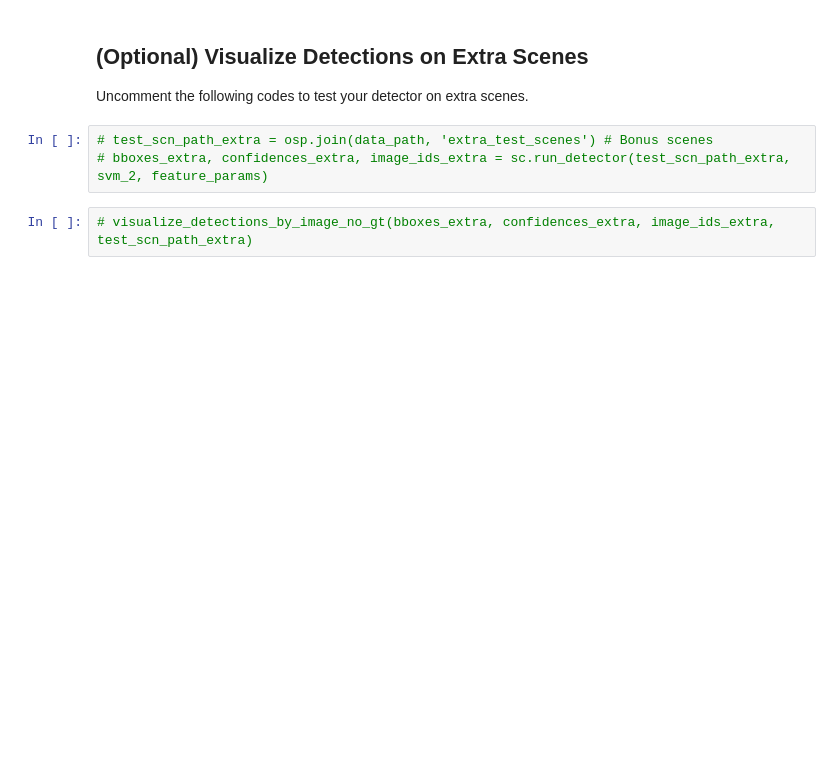
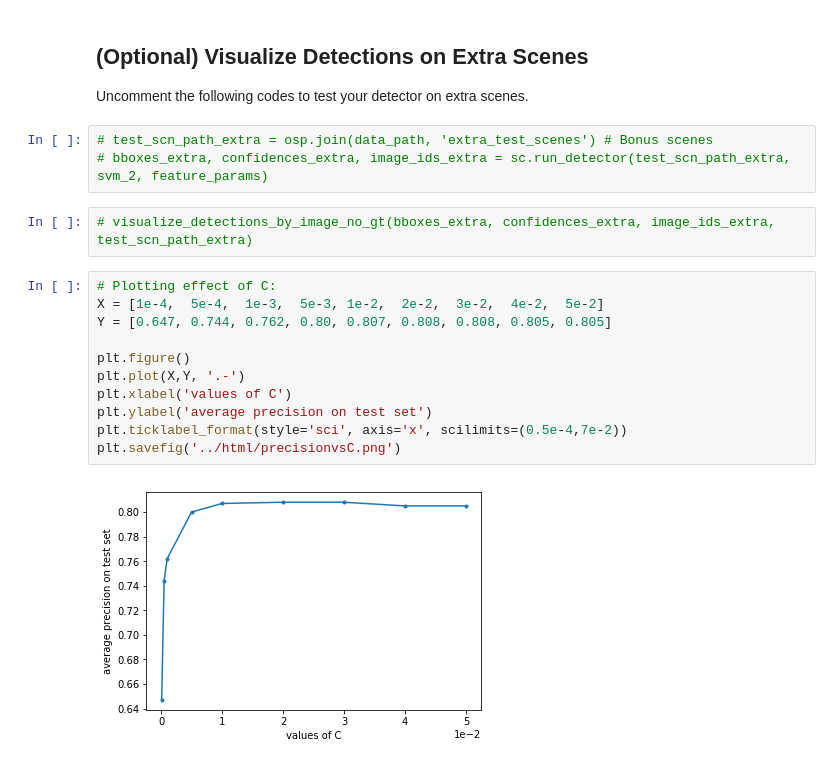
Before and after one commit to mpereira30/CS6476_code, a Jupyter notebook: 5_Face_Detection/code/proj5.ipynb, the cells around one changed output. Saved outputs shown, nothing was run; the diff lists cells and outputs as text; blank space fills up the shorter version.

```diff
--- a/5_Face_Detection/code/proj5.ipynb
+++ b/5_Face_Detection/code/proj5.ipynb
@@ -215,3 +213,16 @@ Uncomment the following codes to test your detector on extra scenes.
 # bboxes_extra, confidences_extra, image_ids_extra = sc.run_detector(test_scn_path_extra, svm_2, feature_params)
 # %%
 # visualize_detections_by_image_no_gt(bboxes_extra, confidences_extra, image_ids_extra, test_scn_path_extra)
+# %%
+# Plotting effect of C:
+X = [1e-4,  5e-4,  1e-3,  5e-3, 1e-2,  2e-2,  3e-2,  4e-2,  5e-2]
+Y = [0.647, 0.744, 0.762, 0.80, 0.807, 0.808, 0.808, 0.805, 0.805]
+
+plt.figure()
+plt.plot(X,Y, '.-')
+plt.xlabel('values of C')
+plt.ylabel('average precision on test set')
+plt.ticklabel_format(style='sci', axis='x', scilimits=(0.5e-4,7e-2))
+plt.savefig('../html/precisionvsC.png')
+# %% [output]
+[figure, added]
```
Also changed, not shown: parts of 10 cells of this notebook, 24 other files.
